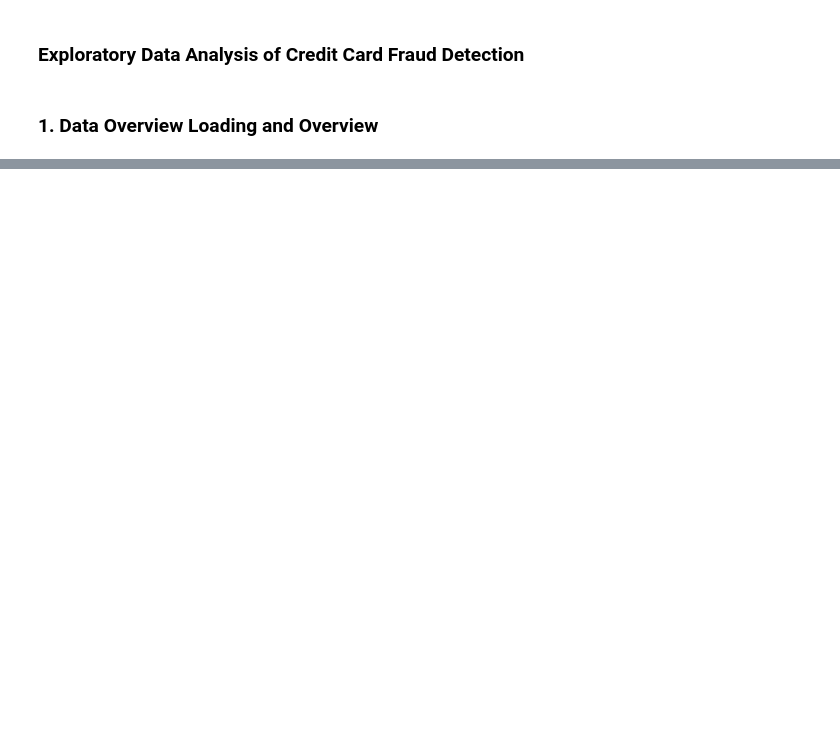
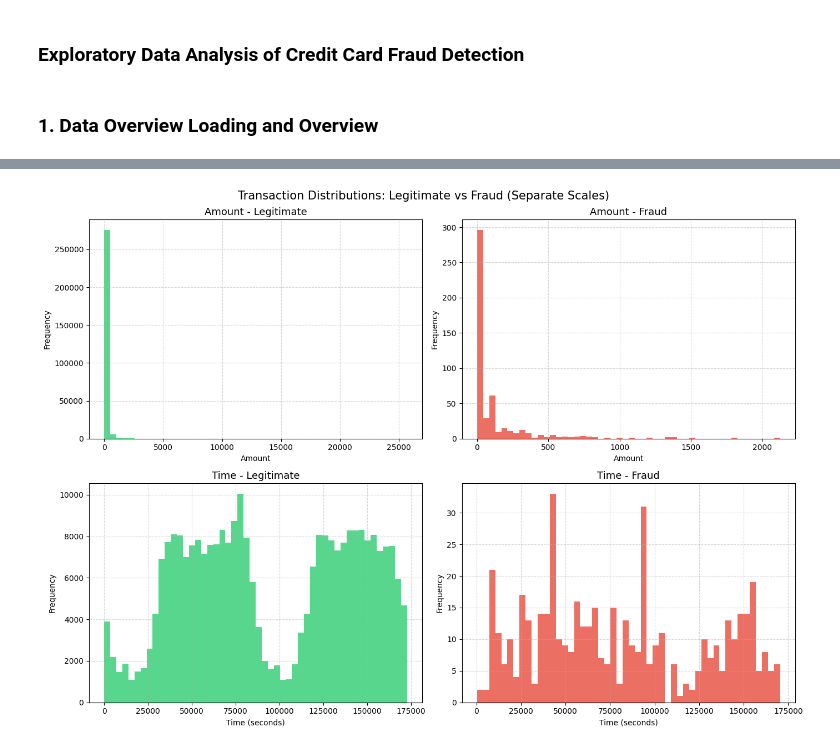
Before and after one commit to toffickm252/Credit_Default_Risk_Prediction, a Jupyter notebook: notebooks/eda.ipynb, the cells around one changed output, grey strips where cells are left out. Drawn from its saved outputs; the diff is of its cells as text; code cells hidden in the pictures; blank space fills up the shorter version.

```diff
--- a/notebooks/eda.ipynb
+++ b/notebooks/eda.ipynb
@@ -47,0 +232,37 @@ c:\Users\Surface\OneDrive\Documentos\GitHub\Credit_Default_Risk_Prediction\noteb
+# %%
+# Feature distributions - Fraud vs Legitimate (separate scales)
+fig, axes = plt.subplots(2, 2, figsize=(14, 10))
+
+# Amount - Legitimate
+axes[0, 0].hist(legit['Amount'], bins=50, color='#2ecc71', alpha=0.8)
+axes[0, 0].set_title('Amount - Legitimate', fontsize=13)
+axes[0, 0].set_xlabel('Amount')
+axes[0, 0].set_ylabel('Frequency')
+axes[0, 0].grid(True, linestyle='--', alpha=0.5)
+
+# Amount - Fraud
+axes[0, 1].hist(fraud['Amount'], bins=50, color='#e74c3c', alpha=0.8)
+axes[0, 1].set_title('Amount - Fraud', fontsize=13)
+axes[0, 1].set_xlabel('Amount')
+axes[0, 1].set_ylabel('Frequency')
+axes[0, 1].grid(True, linestyle='--', alpha=0.5)
+
+# Time - Legitimate
+axes[1, 0].hist(legit['Time'], bins=50, color='#2ecc71', alpha=0.8)
+axes[1, 0].set_title('Time - Legitimate', fontsize=13)
+axes[1, 0].set_xlabel('Time (seconds)')
+axes[1, 0].set_ylabel('Frequency')
+axes[1, 0].grid(True, linestyle='--', alpha=0.5)
+
+# Time - Fraud
+axes[1, 1].hist(fraud['Time'], bins=50, color='#e74c3c', alpha=0.8)
+axes[1, 1].set_title('Time - Fraud', fontsize=13)
+axes[1, 1].set_xlabel('Time (seconds)')
+axes[1, 1].set_ylabel('Frequency')
+axes[1, 1].grid(True, linestyle='--', alpha=0.5)
+
+plt.suptitle('Transaction Distributions: Legitimate vs Fraud (Separate Scales)', fontsize=15)
+plt.tight_layout()
+plt.show()
+# %% [output]
+[figure, added]
```
Also changed, not shown: parts of 30 cells of this notebook, 2 other files.
